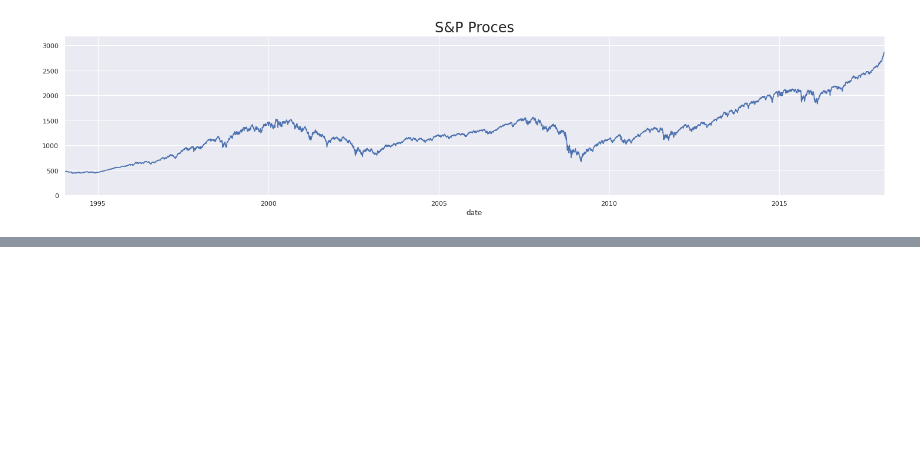
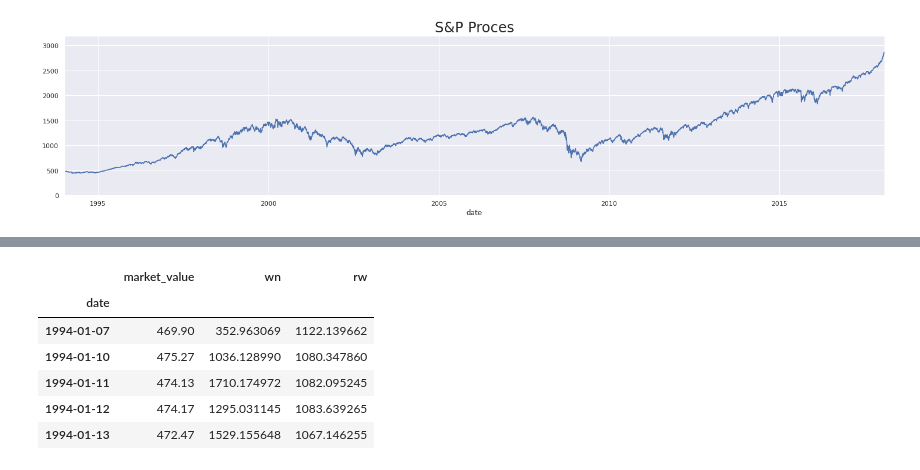
Before and after one commit to ajmal017/Time-Series-Modeling, a Jupyter notebook: 3_Working_with_Time_Series.ipynb, the cells around one changed output, grey strips where cells are left out. Saved outputs shown, nothing was run; the diff lists cells and outputs as text; code cells hidden in the pictures; blank space fills up the shorter version.

```diff
--- a/3_Working_with_Time_Series.ipynb
+++ b/3_Working_with_Time_Series.ipynb
@@ -363,0 +390,11 @@ plt.show()
+# %%
+df['rw'] = rw.price
+df.head()
+# %% [output]
+|  | market_value | wn | rw |
+| date |  |  |  |
+| 1994-01-07 | 469.90 | 352.963069 | 1122.139662 |
+| 1994-01-10 | 475.27 | 1036.128990 | 1080.347860 |
+| 1994-01-11 | 474.13 | 1710.174972 | 1082.095245 |
+| 1994-01-12 | 474.17 | 1295.031145 | 1083.639265 |
+| 1994-01-13 | 472.47 | 1529.155648 | 1067.146255 |
```
Also changed, not shown: parts of 13 cells of this notebook.
